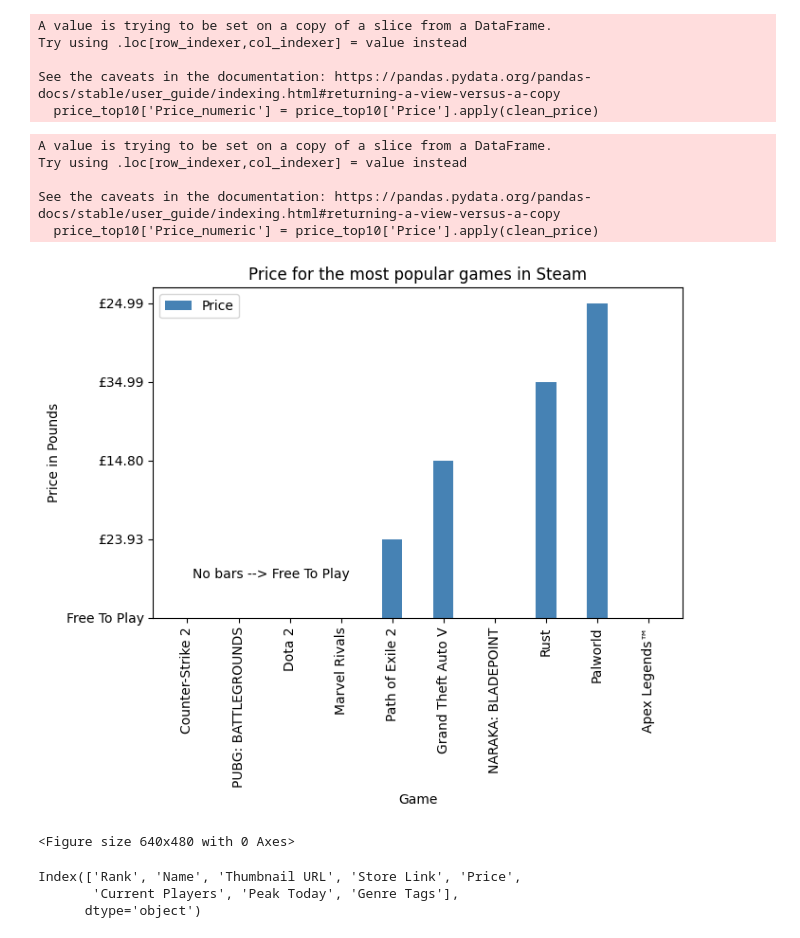
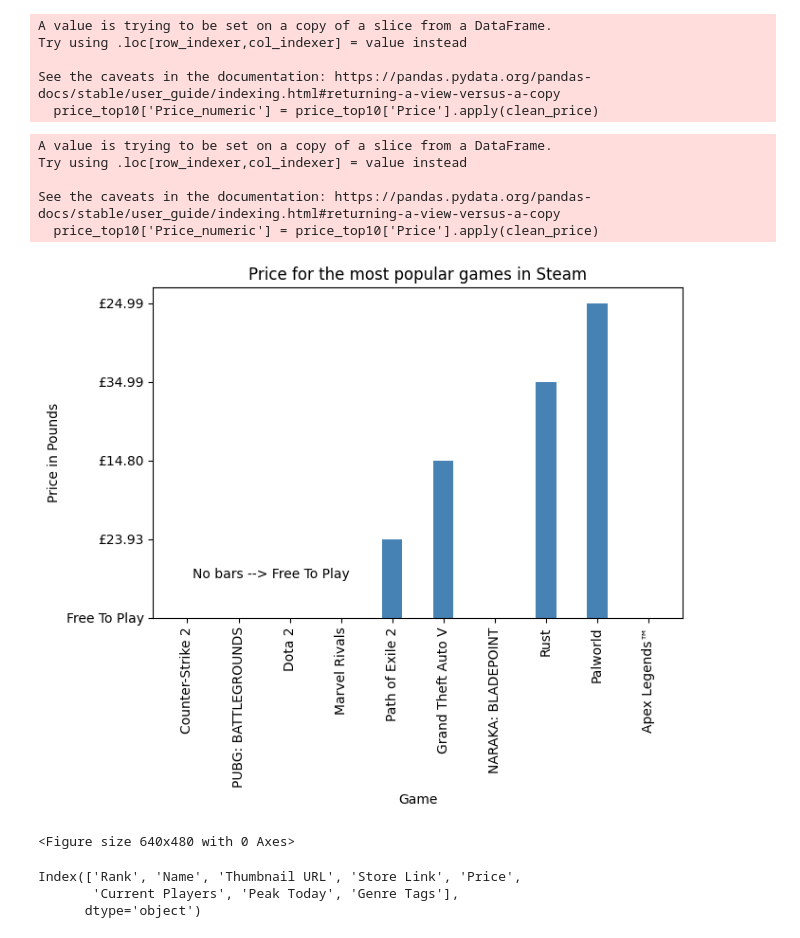
Before and after one commit to Nirre23/data_visualization, a Jupyter notebook: exercises/exercise0/steam_games.ipynb, the cells around one changed output. Saved outputs shown, nothing was run; the diff lists cells and outputs as text; code cells hidden in the pictures.

```diff
--- a/exercises/exercise0/steam_games.ipynb
+++ b/exercises/exercise0/steam_games.ipynb
@@ -119,26 +120,26 @@ See the caveats in the documentation: https://pandas.pydata.org/pandas-docs/stab
 # %%
 # def plot_price_top10():
 price_top10['Price_numeric'] = price_top10['Price'].apply(clean_price)
 fig ,ax = plt.subplots(figsize=(7,6))
 ax.bar(price_top10['Name'],price_top10['Price'],color= 'steelblue', width=0.4, label='Price')
 ax.set_xlabel('Game')
 ax.set_ylabel('Price in Pounds')
 ax.set_title('Price for the most popular games in Steam')
-ax.legend()
+
 ax.annotate('No bars --> Free To Play',xy= (0.1,0.5))
 
 
 plt.xticks(rotation = 90)
 plt.tight_layout()
 plt.show()
 plt.savefig('../plots/price_top10.png', dpi=300, bbox_inches='tight')
 # %% [output]
 A value is trying to be set on a copy of a slice from a DataFrame.
 Try using .loc[row_indexer,col_indexer] = value instead
 
 See the caveats in the documentation: https://pandas.pydata.org/pandas-docs/stable/user_guide/indexing.html#returning-a-view-versus-a-copy
   price_top10['Price_numeric'] = price_top10['Price'].apply(clean_price)
-[figure, old version]
+[figure, new version]
 <Figure size 640x480 with 0 Axes>
 # %%
 df.columns
```
Also changed, not shown: parts of 2 cells of this notebook, 8 other files.
